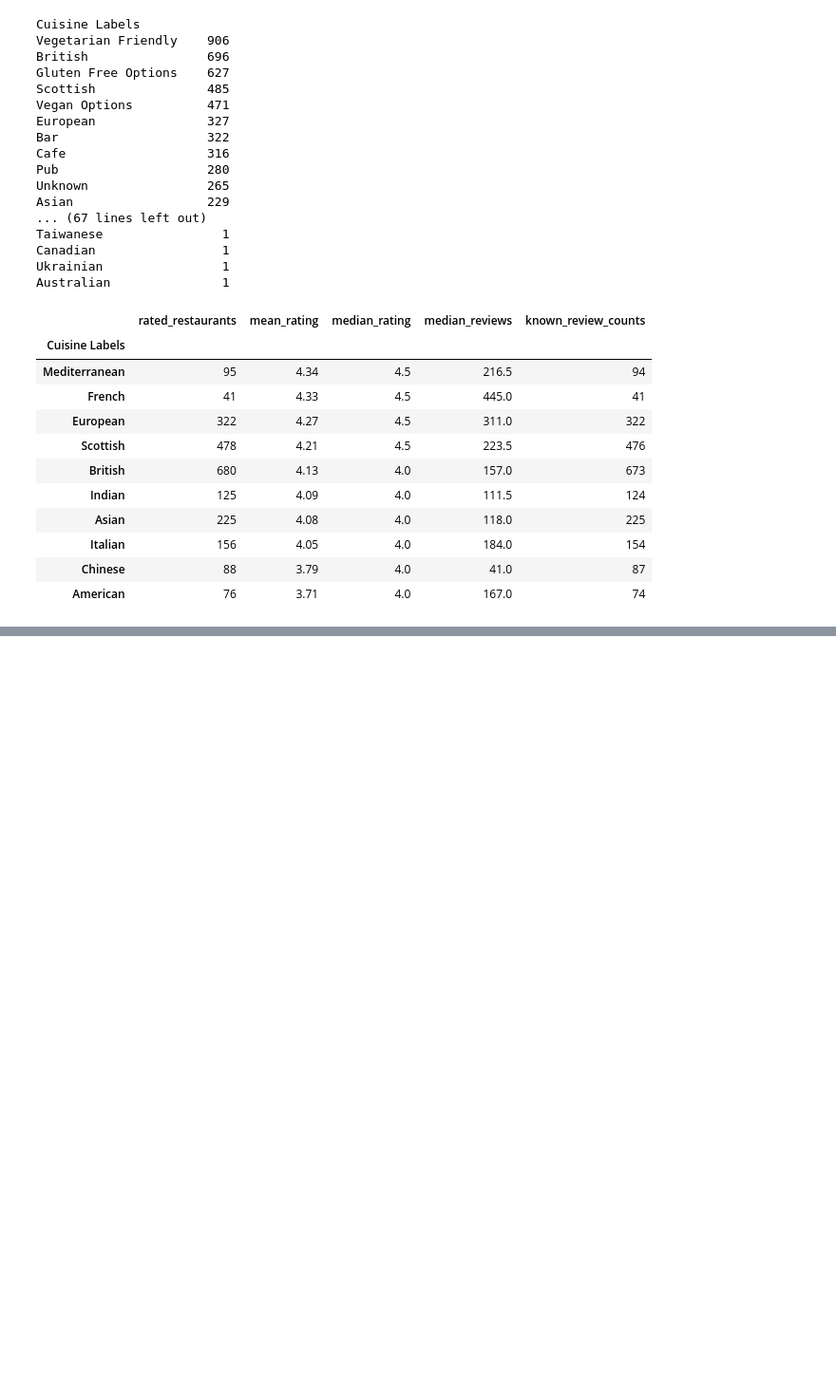
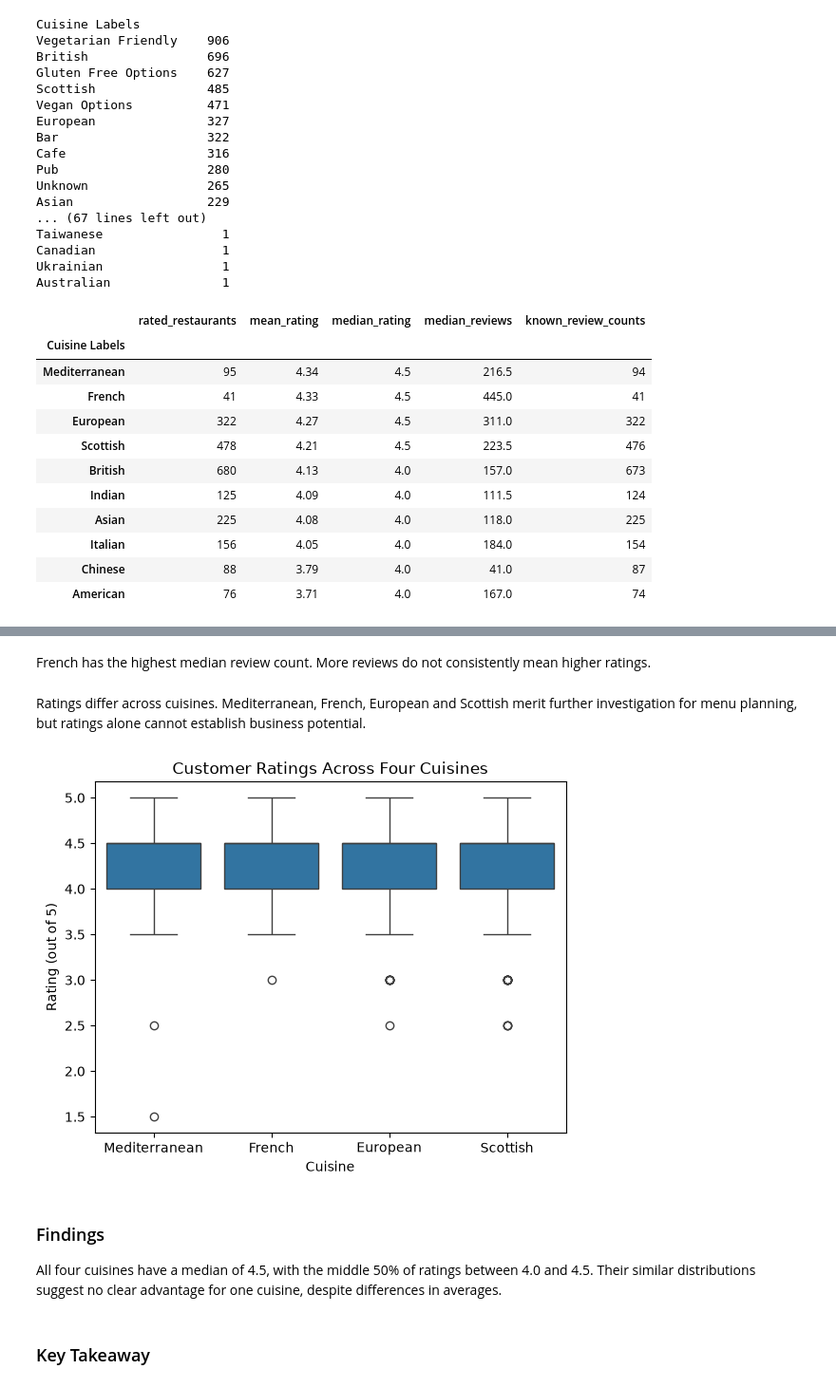
Before and after one commit to SabahiJamaliSparta/Jupyter-Notebooks, a Jupyter notebook: Notebook_Analysis_Project.ipynb, the cells around one changed output, grey strips where cells are left out. Shown at 95% size. Drawn from its saved outputs; the diff is of its cells as text; code cells hidden in the pictures; blank space fills up the shorter version.

```diff
--- a/Notebook_Analysis_Project.ipynb
+++ b/Notebook_Analysis_Project.ipynb
@@ -557,0 +606,28 @@ cuisine_summary.sort_values("mean_rating", ascending=False).round(2)
+# %% [markdown]
+French has the highest median review count. More reviews do not consistently mean higher ratings.
+# %% [markdown]
+Ratings differ across cuisines. Mediterranean, French, European and Scottish merit further investigation for menu planning, but ratings alone cannot establish business potential.
+# %%
+# Focus on the four cuisines identified
+# Give each cuisine row a unique index
+cuisine_plot = cuisine_comparison.reset_index(drop=True)
+
+sns.boxplot(
+    data=cuisine_plot,
+    x="Cuisine Labels",
+    y="Rating",
+    order=["Mediterranean", "French", "European", "Scottish"]
+)
+
+plt.title("Customer Ratings Across Four Cuisines")
+plt.xlabel("Cuisine")
+plt.ylabel("Rating (out of 5)")
+plt.show()
+# %% [output]
+[figure, added]
+# %% [markdown]
+### Findings
+
+All four cuisines have a median of 4.5, with the middle 50% of ratings between 4.0 and 4.5. Their similar distributions suggest no clear advantage for one cuisine, despite differences in averages.
+# %% [markdown]
+### Key Takeaway
```
Also changed, not shown: parts of 51 cells of this notebook.
